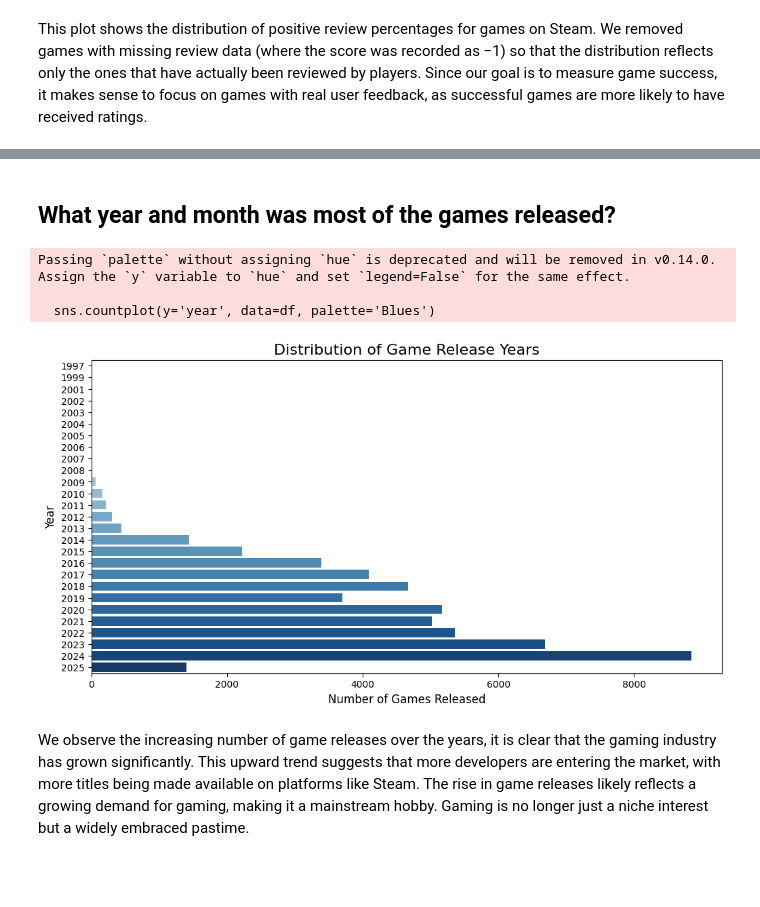
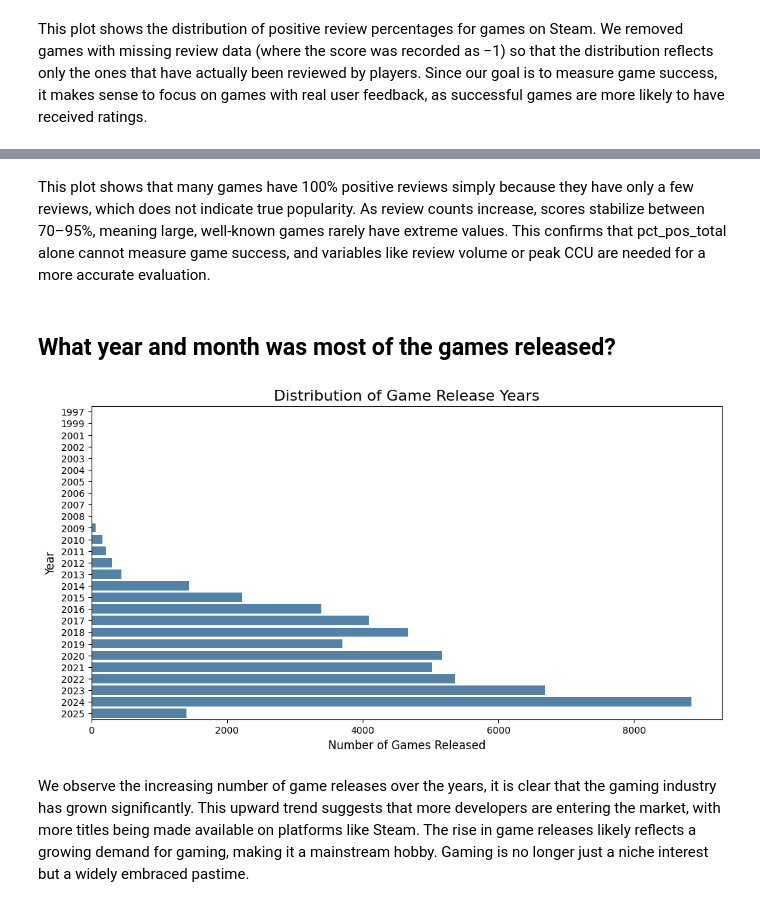
Before and after one commit to oscartsai2620/STAT315_Final, a Jupyter notebook: project.ipynb, the cells around one changed output, grey strips where cells are left out. Drawn from its saved outputs; the diff is of its cells as text; code cells hidden in the pictures; blank space fills up the shorter version.

Commit message:
Fix errors on run and finalize finding the most reliable score from the dataset.

```diff
--- a/project.ipynb
+++ b/project.ipynb
@@ -229,24 +269,23 @@ Based on this analysis, we choose `pct_pos_total` as our main measure of game su
+# %% [markdown]
+This plot shows that many games have 100% positive reviews simply because they have only a few reviews, which does not indicate true popularity. As review counts increase, scores stabilize between 70–95%, meaning large, well-known games rarely have extreme values. This confirms that pct_pos_total alone cannot measure game success, and variables like review volume or peak CCU are needed for a more accurate evaluation.
 # %% [markdown]
 ## What year and month was most of the games released?
 # %%
 df = df_pct_nonneg
 
 # Distribution of game release years
 plt.figure(figsize=(12, 6))
 
-sns.countplot(y='year', data=df, palette='Blues')
+sns.countplot(y='year', data=df, color='steelblue')
 
 # plot's title and labels
 plt.title('Distribution of Game Release Years', fontsize=16)
 plt.xlabel('Number of Games Released', fontsize=12)
 plt.ylabel('Year', fontsize=12)
 
 plt.show()
 # %% [output]
-Passing `palette` without assigning `hue` is deprecated and will be removed in v0.14.0. Assign the `y` variable to `hue` and set `legend=False` for the same effect.
-
-  sns.countplot(y='year', data=df, palette='Blues')
-[figure, old version]
+[figure, new version]
 # %% [markdown]
 We observe the increasing number of game releases over the years, it is clear that the gaming industry has grown significantly. This upward trend suggests that more developers are entering the market, with more titles being made available on platforms like Steam. The rise in game releases likely reflects a growing demand for gaming, making it a mainstream hobby. Gaming is no longer just a niche interest but a widely embraced pastime.
 # %% [markdown]
```
Also changed, not shown: parts of 10 cells of this notebook.
